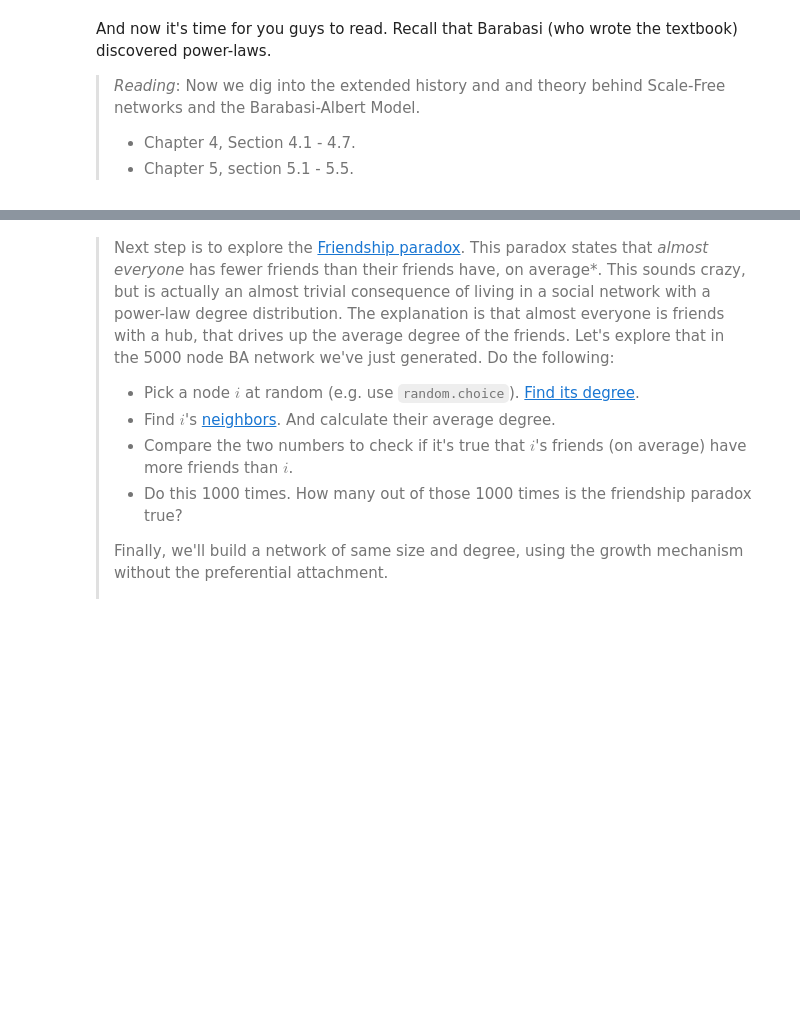
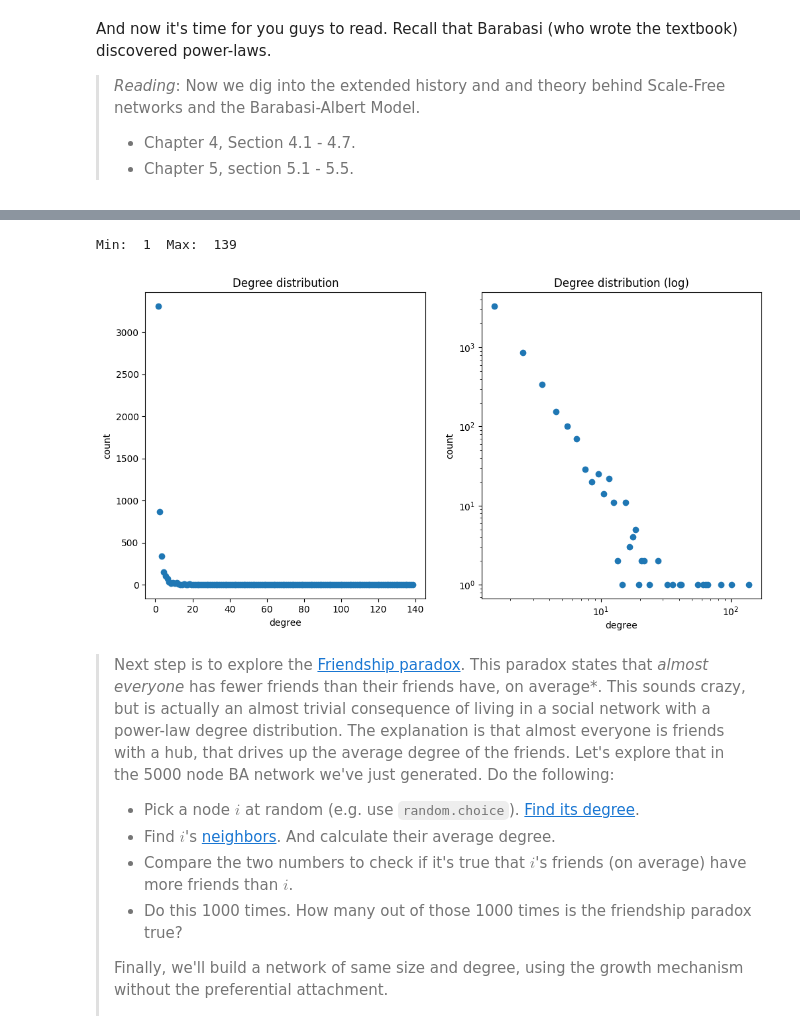
Before and after one commit to amakarewicz/2023-DTU-Social-Graphs-And-Interactions, a Jupyter notebook: lectures/Week3.ipynb, the cells around one changed output, grey strips where cells are left out. Cells and saved outputs as stored; diff of their text form; code cells hidden in the pictures; blank space fills up the shorter version.

```diff
--- a/lectures/Week3.ipynb
+++ b/lectures/Week3.ipynb
@@ -179,3 +183,37 @@ nx.draw(G)
+# %%
+N = 5000
+G = nx.Graph()
+G.add_edges_from([(1,2)])
+for i in range(3, N+1):
+    degrees = np.array([val for (_, val) in G.degree()])
+    prob = degrees/degrees.sum()
+    next_link = np.random.choice(a=list(G.nodes), p=prob)
+    G.add_edges_from([(next_link, i)])
+# %%
+d = np.array([val for (_, val) in G.degree()])
+print('Min: ', d.min(), ' Max: ', d.max())
+
+v = np.arange(d.min(), d.max()+1, 1)
+hist, bin_edges = np.histogram(a=d, bins=v)
+x = [np.mean([v[i], v[i+1]]) for i in range(len(v)-1)]
+
+fig, ax = plt.subplots(1,2,figsize=(12,6))
+
+ax[0].scatter(x, hist)
+ax[0].set_title('Degree distribution')
+ax[0].set_xlabel('degree')
+ax[0].set_ylabel('count')
+
+ax[1].scatter(x, hist)
+ax[1].set_title('Degree distribution (log)')
+ax[1].set_xlabel('degree')
+ax[1].set_ylabel('count')
+ax[1].set_xscale('log')
+ax[1].set_yscale('log') # or just np.log on values?
+plt.show()
+# %% [output]
+Min:  1  Max:  139
+[figure, added]
 # %% [markdown]
 > Next step is to explore the [Friendship paradox](https://en.wikipedia.org/wiki/Friendship_paradox). This paradox states that _almost everyone_ has fewer friends than their friends have, on average\*. This sounds crazy, but is actually an almost trivial consequence of living in a social network with a power-law degree distribution. The explanation is that almost everyone is friends with a hub, that drives up the average degree of the friends. Let's explore that in the 5000 node BA network we've just generated. Do the following:
 >
```
Also changed, not shown: parts of 10 cells of this notebook, 4 other files.
